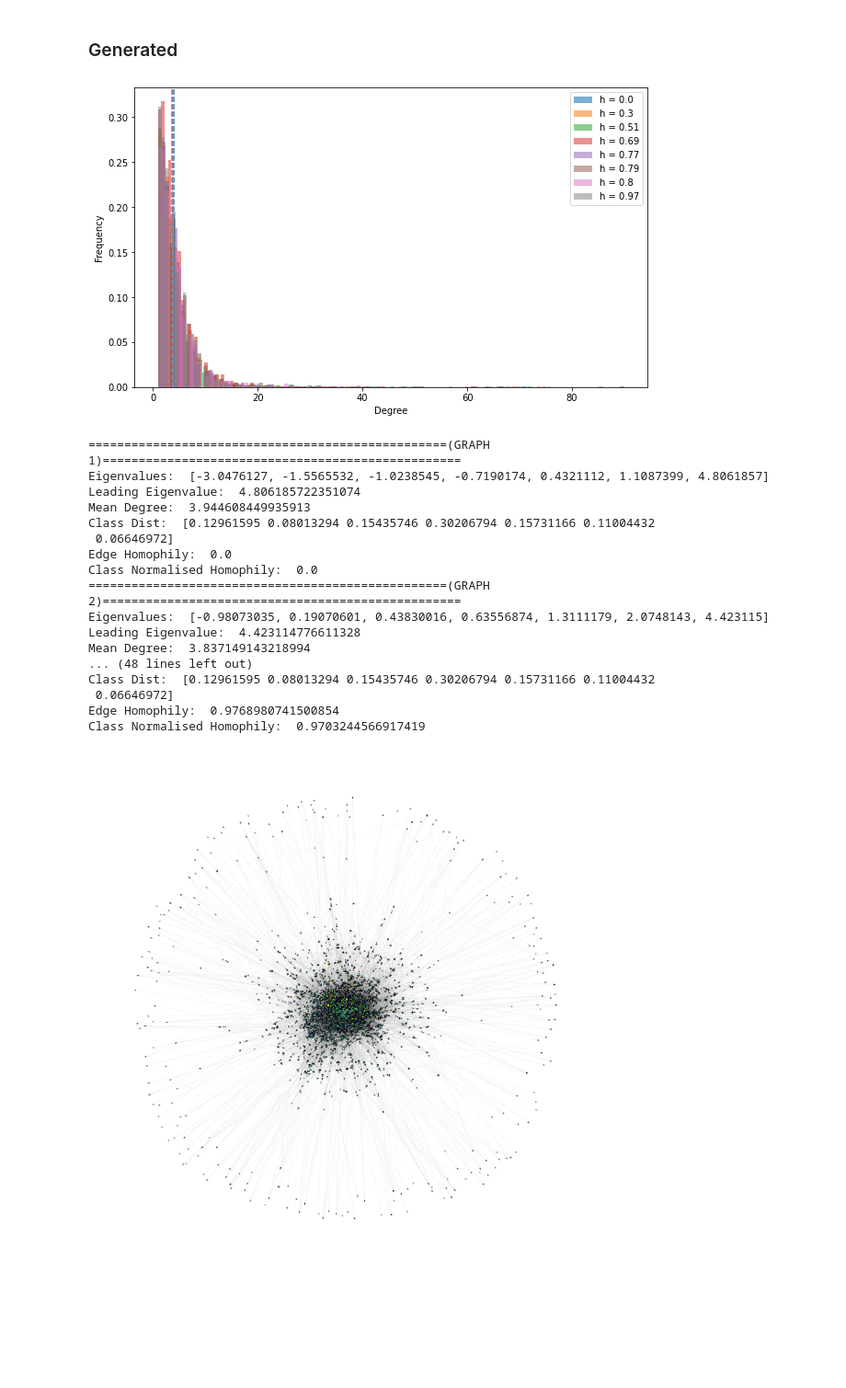
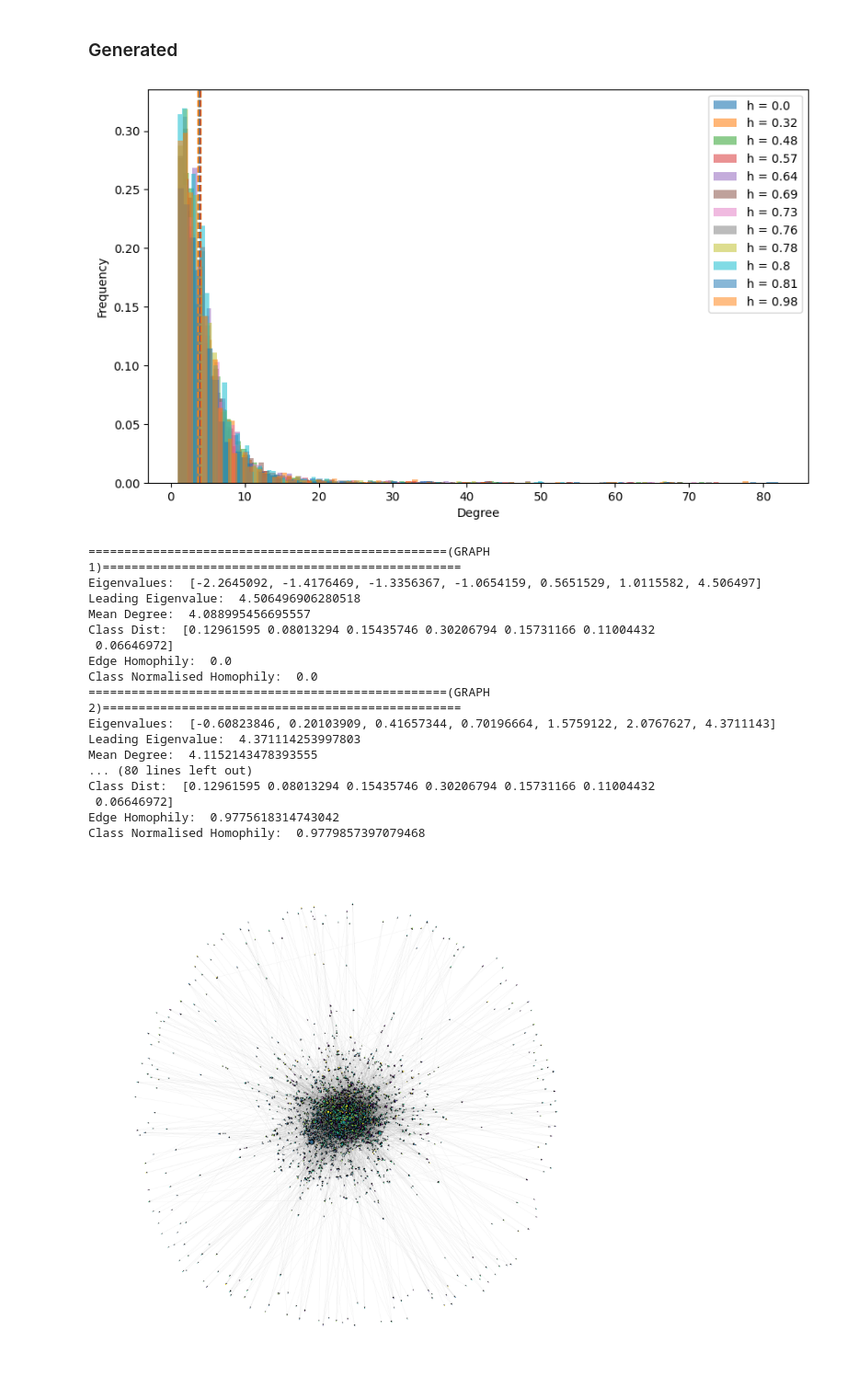
Before and after one commit to jr419/Homophily_Analysis, a Jupyter notebook: Homophily.ipynb, the cells around one changed output. Shown at 92% size. Cells and saved outputs as stored; diff of their text form; code cells hidden in the pictures; blank space fills up the shorter version.

```diff
--- a/Homophily.ipynb
+++ b/Homophily.ipynb
@@ -465,10 +453,15 @@ def coarsen(A,y,d):
 
   n = y.shape[0]
   Z = infer_Z(y)
-  Pi = (Z.T@Z)/n
-  B = Z.T@A@Z
-  kappa = Z.T@d
+  u = torch.ones(n)
+  U = torch.outer(u,u)
+
+  B = Z.T@A@Z/(Z.T@U@Z)
+  Pi = (Z.T@u).diag()/n
+
+  kappa = Z.T@d/(Z.T@u)
   theta = d/(Z@kappa)
+
   return B, Pi, theta
 
 def decoarsen(B, Pi, y, theta):
@@ -545,12 +538,20 @@ def change_homophily(B,Pi,d,h):
 
   """
   b_sum = B.sum()
+  pi = Pi.diag()
+  d_poisson_before  = pi.T@B@pi
   # scale the diagonal elements of B by h
   B_new = B.clone()
   diag_mask = torch.eye(B.shape[0],dtype=torch.bool)
   B_new[diag_mask] = h*B_new[diag_mask]
-  sf = b_sum/B_new.sum()
-  B_new = B_new*sf
+  homophily_sf = b_sum/B_new.sum()
+  B_new = B_new*homophily_sf
+
+  pi = Pi.diag()
+  d_poisson_after  = pi.T@B@pi
+  degree_sf = d_poisson_before/d_poisson_after
+
+  B_new = degree_sf*B_new
 
   return B_new
 
@@ -1175,0 +1197,3 @@ def test_gnn_vs_homophily(g0_list):
+# %%
+g_list, acc_list, mean_spl_list, mean_intra_spl_list = run_full_simulation(g,k=1,extreme_scale = 10)
+h_list = calculate_homophily(g_list)
@@ -1476,31 +1506,31 @@ def gen_graphs_homophily(h_list):
     g_list.append(gen_synthetic_graph_spectral(g1,h=h,d=g1.in_degrees().float()))
   return g_list
 # %%
-g1_list = gen_graphs_homophily([0,0.1,0.25,0.5,0.75,0.9,1,10])
+g_synth_list = gen_graphs_homophily([0,0.1,0.2,0.3,0.4,0.5,0.6,0.7,0.8,0.9,1,10])
 # %%
-plot_degree_distribution_comparison(g1_list)
+plot_degree_distribution_comparison(g_synth_list)
 # %% [output]
-[figure, old version]
+[figure, new version]
 # %%
-graph_summary(g1_list)
+graph_summary(g_synth_list)
 # %% [output]
 ==================================================(GRAPH 1)==================================================
-Eigenvalues:  [-3.0476127, -1.5565532, -1.0238545, -0.7190174, 0.4321112, 1.1087399, 4.8061857]
-Leading Eigenvalue:  4.806185722351074
-Mean Degree:  3.944608449935913
+Eigenvalues:  [-2.2645092, -1.4176469, -1.3356367, -1.0654159, 0.5651529, 1.0115582, 4.506497]
+Leading Eigenvalue:  4.506496906280518
+Mean Degree:  4.088995456695557
 Class Dist:  [0.12961595 0.08013294 0.15435746 0.30206794 0.15731166 0.11004432
  0.06646972]
 Edge Homophily:  0.0
 Class Normalised Homophily:  0.0
 ==================================================(GRAPH 2)==================================================
-Eigenvalues:  [-0.98073035, 0.19070601, 0.43830016, 0.63556874, 1.3111179, 2.0748143, 4.423115]
-Leading Eigenvalue:  4.423114776611328
-Mean Degree:  3.837149143218994
-... (48 lines left out)
+Eigenvalues:  [-0.60823846, 0.20103909, 0.41657344, 0.70196664, 1.5759122, 2.0767627, 4.3711143]
+Leading Eigenvalue:  4.371114253997803
+Mean Degree:  4.1152143478393555
+... (80 lines left out)
 Class Dist:  [0.12961595 0.08013294 0.15435746 0.30206794 0.15731166 0.11004432
  0.06646972]
-Edge Homophily:  0.9768980741500854
-Class Normalised Homophily:  0.9703244566917419
+Edge Homophily:  0.9775618314743042
+Class Normalised Homophily:  0.9779857397079468
 # %%
 plt.figure(1,figsize=(25,25))
 g = g1_list[len(g1_list)//2]
```
Also changed, not shown: parts of 21 cells of this notebook.
